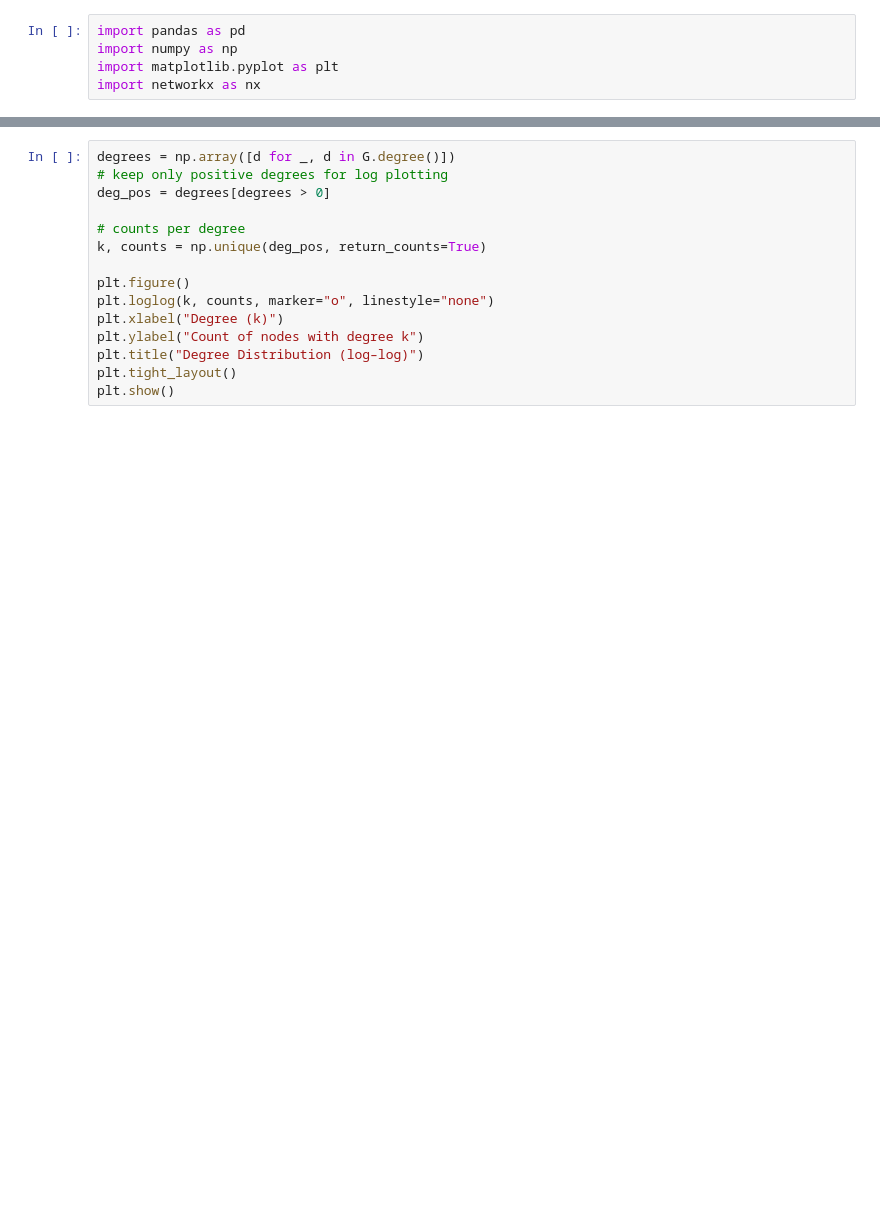
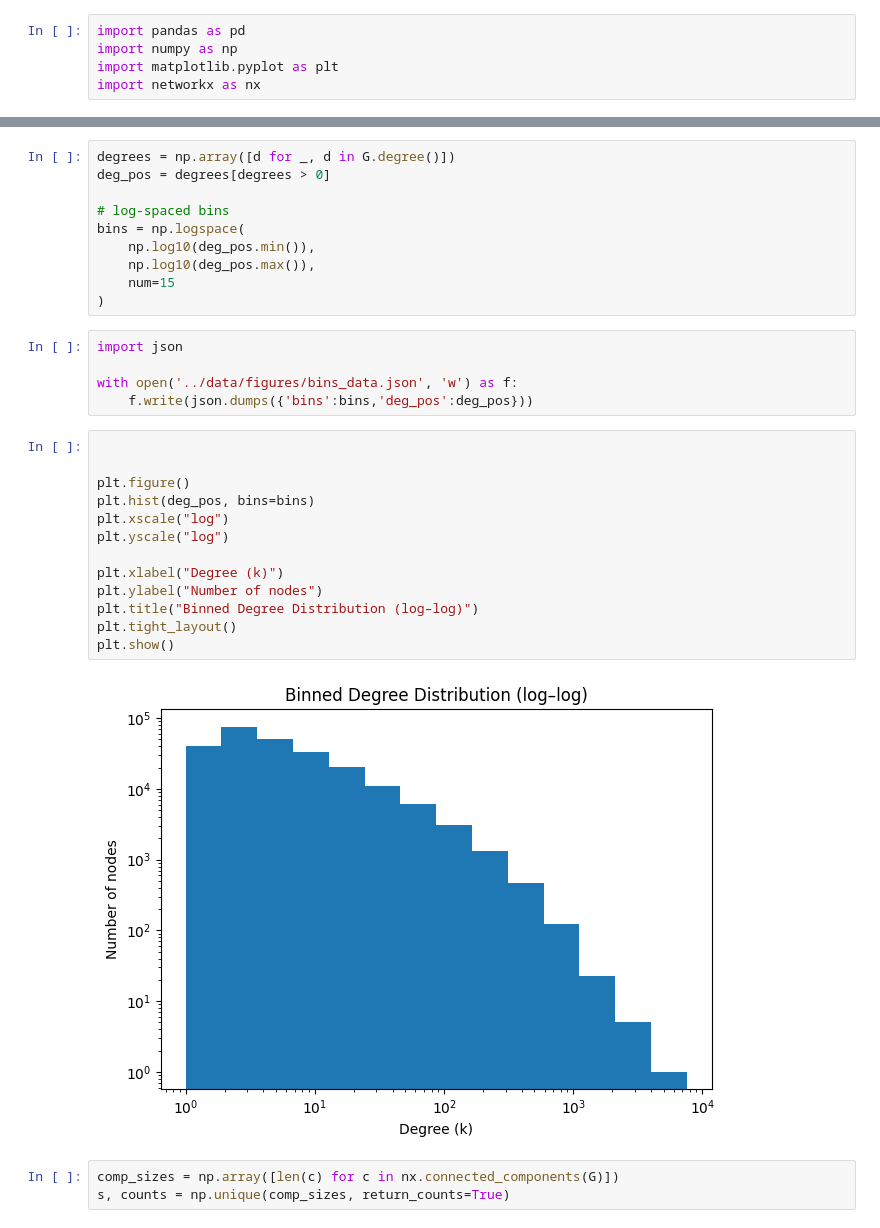
Before and after one commit to TheDeafOne/collaborative-success-research, a Jupyter notebook: network_construction/figure_generation.ipynb, the cells around one changed output, grey strips where cells are left out. Drawn from its saved outputs; the diff is of its cells as text; blank space fills up the shorter version.

```diff
--- a/network_construction/figure_generation.ipynb
+++ b/network_construction/figure_generation.ipynb
@@ -34,15 +36,33 @@ NameError: name 'nx' is not defined
+# %%
+degrees = np.array([d for _, d in G.degree()])
+deg_pos = degrees[degrees > 0]
+
+# log-spaced bins
+bins = np.logspace(
+    np.log10(deg_pos.min()),
+    np.log10(deg_pos.max()),
+    num=15
+)
+# %%
+import json
+
+with open('../data/figures/bins_data.json', 'w') as f:
+    f.write(json.dumps({'bins':bins,'deg_pos':deg_pos}))
 # %%
-degrees = np.array([d for _, d in G.degree()])
-# keep only positive degrees for log plotting
-deg_pos = degrees[degrees > 0]
 
-# counts per degree
-k, counts = np.unique(deg_pos, return_counts=True)
 
 plt.figure()
-plt.loglog(k, counts, marker="o", linestyle="none")
+plt.hist(deg_pos, bins=bins)
+plt.xscale("log")
+plt.yscale("log")
+
 plt.xlabel("Degree (k)")
-plt.ylabel("Count of nodes with degree k")
-plt.title("Degree Distribution (log–log)")
+plt.ylabel("Number of nodes")
+plt.title("Binned Degree Distribution (log–log)")
 plt.tight_layout()
 plt.show()
+# %% [output]
+[figure, added]
+# %%
+comp_sizes = np.array([len(c) for c in nx.connected_components(G)])
+s, counts = np.unique(comp_sizes, return_counts=True)
```
Also changed, not shown: parts of 10 cells of this notebook, 2 other files.
